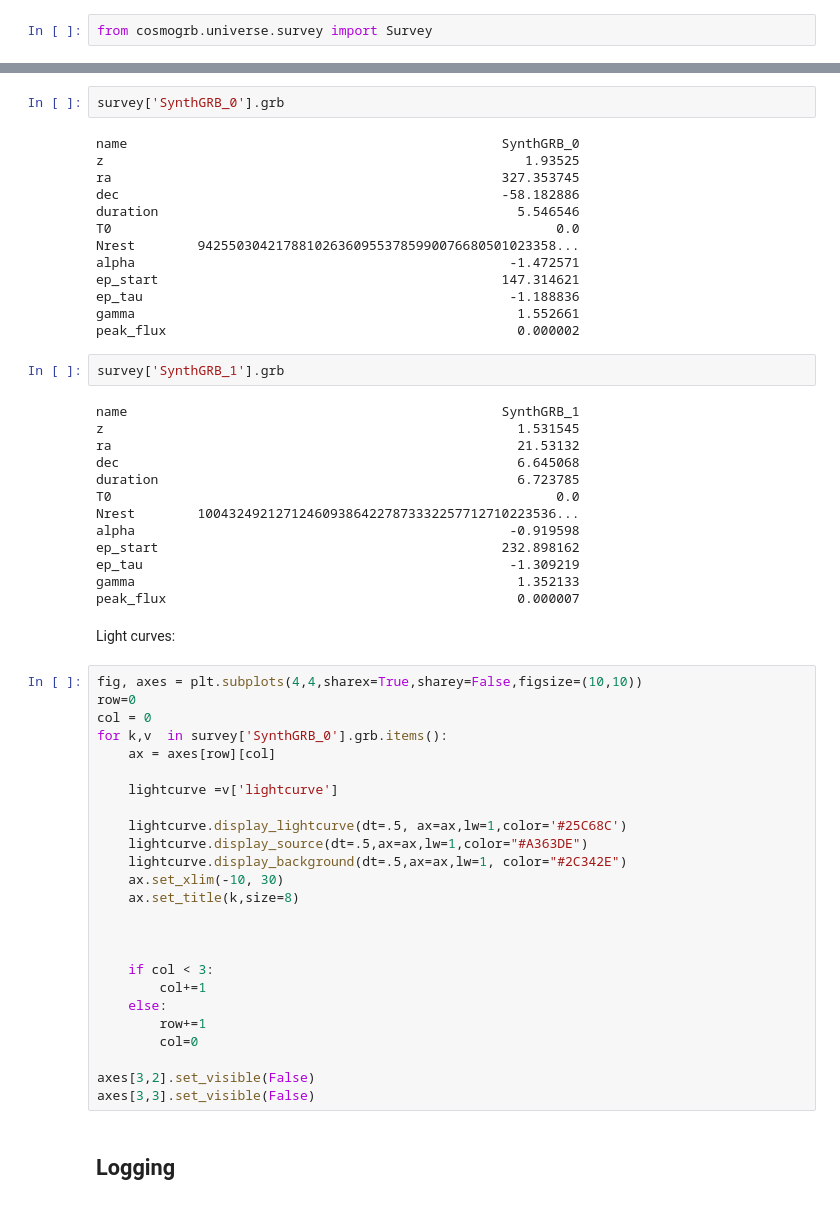
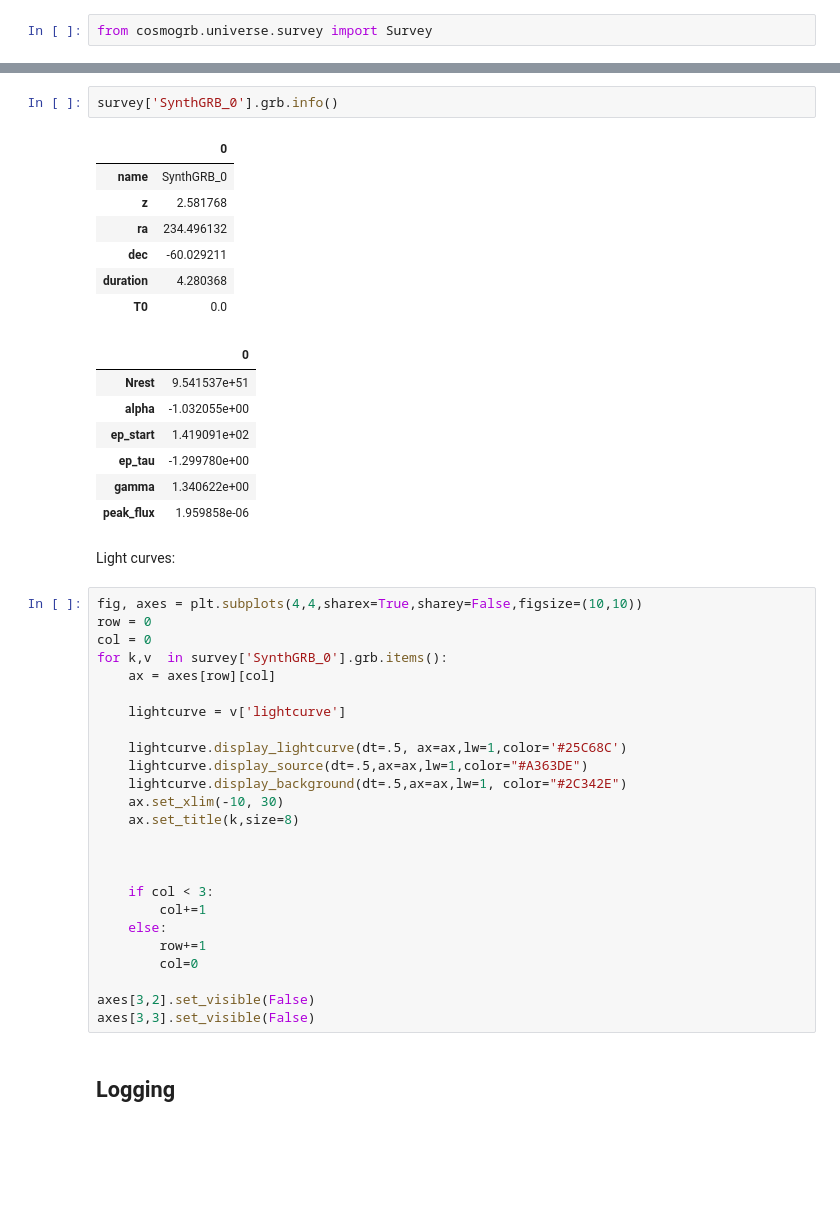
Before and after one commit to Chrobin111/zusammen, a Jupyter notebook: examples/single_grb.ipynb, the cells around one changed output, grey strips where cells are left out. Drawn from its saved outputs; the diff is of its cells as text; blank space fills up the shorter version.

```diff
--- a/examples/single_grb.ipynb
+++ b/examples/single_grb.ipynb
@@ -208,44 +252,31 @@ survey.info()
 | is_processed | False |
 # %%
-survey['SynthGRB_0'].grb
+survey['SynthGRB_0'].grb.info()
 # %% [output]
-name                                                SynthGRB_0
-z                                                      1.93525
-ra                                                  327.353745
-dec                                                 -58.182886
-duration                                              5.546546
-T0                                                         0.0
-Nrest        9425503042178810263609553785990076680501023358...
-alpha                                                -1.472571
-ep_start                                            147.314621
-ep_tau                                               -1.188836
-gamma                                                 1.552661
-peak_flux                                             0.000002
+|  | 0 |
+| name | SynthGRB_0 |
+| z | 2.581768 |
+| ra | 234.496132 |
+| dec | -60.029211 |
+| duration | 4.280368 |
+| T0 | 0.0 |
+|  | 0 |
+| Nrest | 9.541537e+51 |
+| alpha | -1.032055e+00 |
+| ep_start | 1.419091e+02 |
+| ep_tau | -1.299780e+00 |
+| gamma | 1.340622e+00 |
+| peak_flux | 1.959858e-06 |
-# %%
-survey['SynthGRB_1'].grb
-# %% [output]
-name                                                SynthGRB_1
-z                                                     1.531545
-ra                                                    21.53132
-dec                                                   6.645068
-duration                                              6.723785
-T0                                                         0.0
-Nrest        1004324921271246093864227873332257712710223536...
-alpha                                                -0.919598
-ep_start                                            232.898162
-ep_tau                                               -1.309219
-gamma                                                 1.352133
-peak_flux                                             0.000007
 # %% [markdown]
 Light curves:
 # %%
 fig, axes = plt.subplots(4,4,sharex=True,sharey=False,figsize=(10,10))
-row=0
+row = 0
 col = 0
 for k,v  in survey['SynthGRB_0'].grb.items():
     ax = axes[row][col]
 
-    lightcurve =v['lightcurve']
+    lightcurve = v['lightcurve']
 
     lightcurve.display_lightcurve(dt=.5, ax=ax,lw=1,color='#25C68C')
     lightcurve.display_source(dt=.5,ax=ax,lw=1,color="#A363DE")
```
Also changed, not shown: parts of 13 cells of this notebook, 4 other files.
